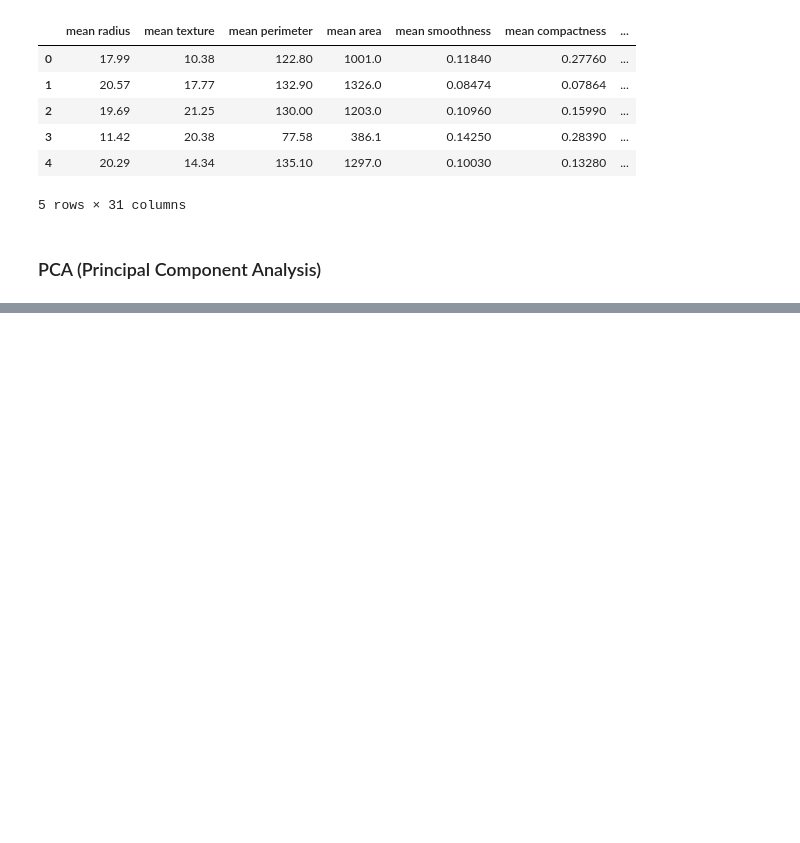
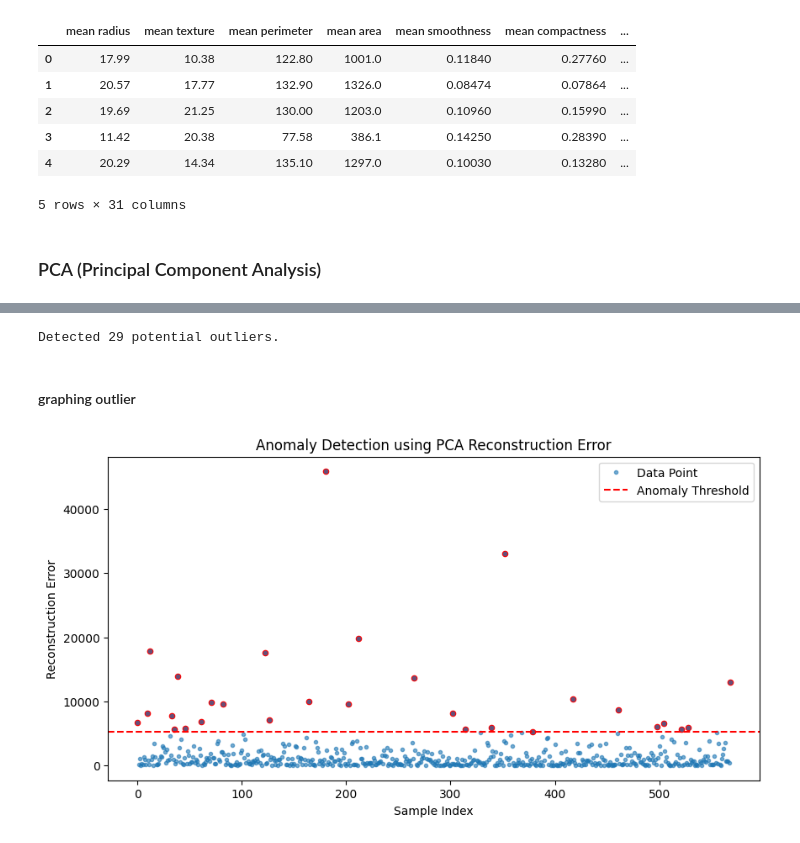
Before and after one commit to RoberRamzy/Dimensionality-Reduction-and-Clustering-Algorithms, a Jupyter notebook: project.ipynb, the cells around one changed output, grey strips where cells are left out. Cells and saved outputs as stored; diff of their text form; code cells hidden in the pictures; blank space fills up the shorter version.

```diff
--- a/project.ipynb
+++ b/project.ipynb
@@ -123,0 +130,39 @@ PC2 explains 18.97% of the variance.
+# %%
+
+pca = PCA(n_components=2)
+
+pca.fit(data.values)
+
+#  compress and decompress
+data_pca = pca.transform(data.values)
+data_reconstructed = pca.inverse_transform(data_pca)
+# 'Difference' (Error)
+# We compare the original data to the reconstructed data
+reconstruction_errors = np.sum(np.square(data.values - data_reconstructed), axis=1)
+
+# 5. Find the 'Weirdest' 5% (Anomalies)
+threshold = np.percentile(reconstruction_errors, 95)  # sort all the values and find the value that cuts off the top 5%
+outliers = reconstruction_errors > threshold
+
+print(f"Detected {np.sum(outliers)} potential outliers.")
+# %% [output]
+Detected 29 potential outliers.
+# %% [markdown]
+<H4>graphing outlier
+# %%
+import matplotlib.pyplot as plt
+plt.figure(figsize=(10, 5))
+plt.plot(reconstruction_errors, 'o', markersize=3, alpha=0.6, label='Data Point')
+plt.axhline(y=threshold, color='r', linestyle='--', label='Anomaly Threshold')
+
+# Highlight detected outliers in red
+outlier_indices = np.where(outliers)[0]
+plt.scatter(outlier_indices, reconstruction_errors[outlier_indices], color='red', s=20)
+
+plt.xlabel('Sample Index')
+plt.ylabel('Reconstruction Error')
+plt.title('Anomaly Detection using PCA Reconstruction Error')
+plt.legend()
+plt.show()
+# %% [output]
+[figure, added]
```
Also changed, not shown: parts of 11 cells of this notebook.
